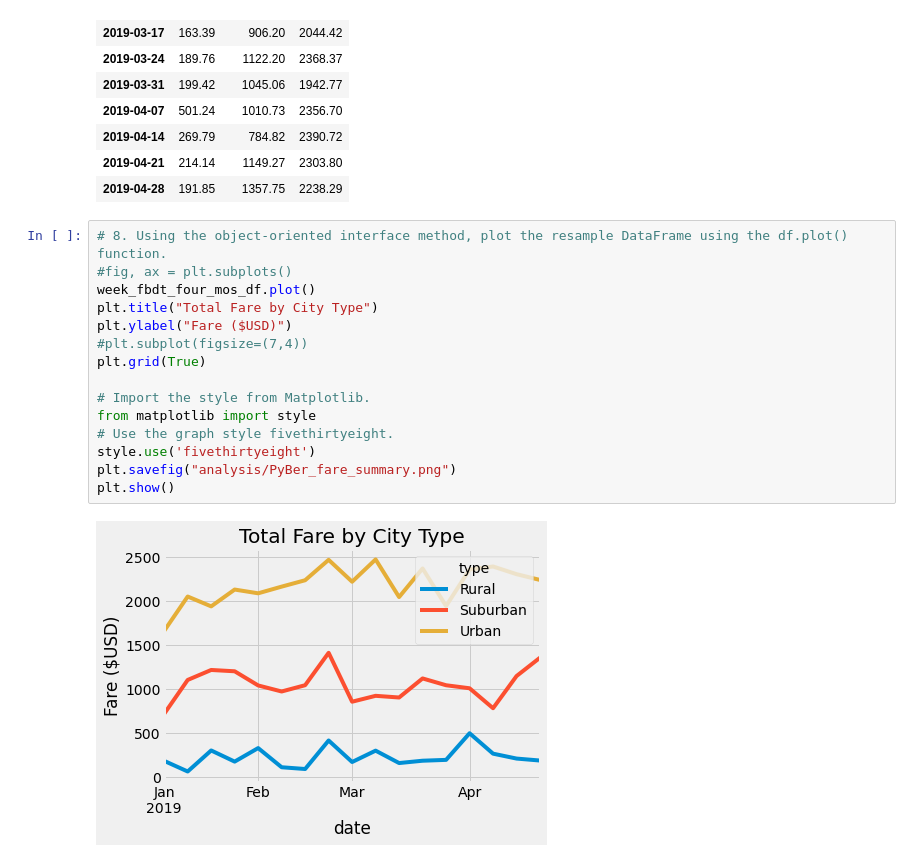
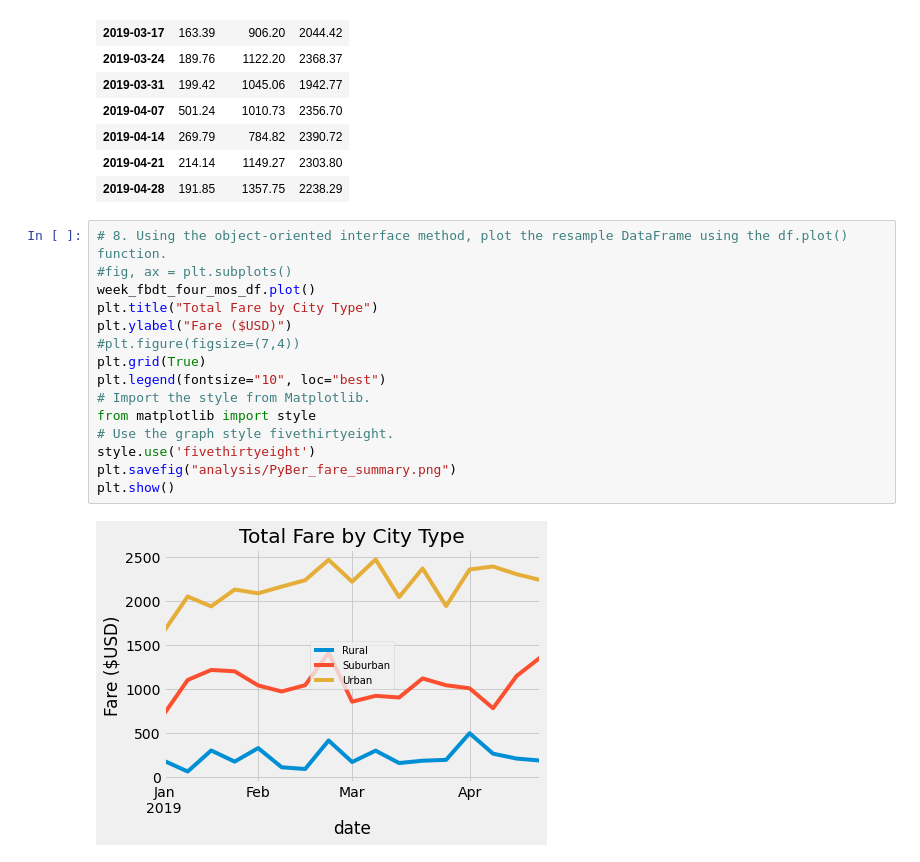
Before and after one commit to jmratcliff/PyBer_Analysis, a Jupyter notebook: PyBer_Challenge.ipynb, the cells around one changed output. Saved outputs shown, nothing was run; the diff lists cells and outputs as text.

```diff
--- a/PyBer_Challenge.ipynb
+++ b/PyBer_Challenge.ipynb
@@ -261,17 +261,17 @@ week_fbdt_four_mos_df
 # %%
 # 8. Using the object-oriented interface method, plot the resample DataFrame using the df.plot() function.
 #fig, ax = plt.subplots()
 week_fbdt_four_mos_df.plot()
 plt.title("Total Fare by City Type")
 plt.ylabel("Fare ($USD)")
-#plt.subplot(figsize=(7,4))
+#plt.figure(figsize=(7,4))
 plt.grid(True)
-
+plt.legend(fontsize="10", loc="best")
 # Import the style from Matplotlib.
 from matplotlib import style
 # Use the graph style fivethirtyeight.
 style.use('fivethirtyeight')
 plt.savefig("analysis/PyBer_fare_summary.png")
 plt.show()
 # %% [output]
-[figure, old version]
+[figure, new version]
```
Also changed, not shown: 1 other file.
